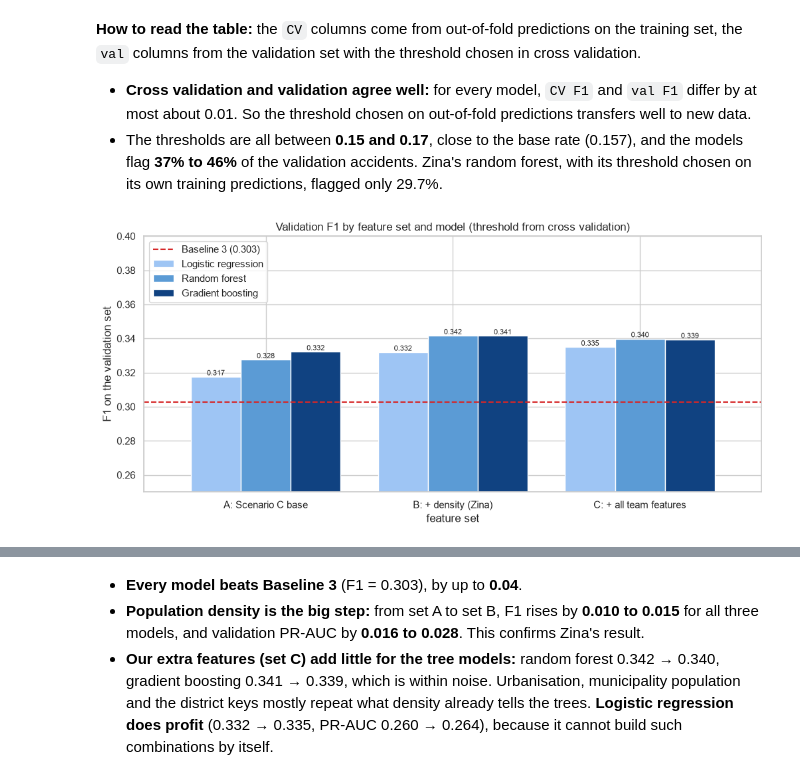
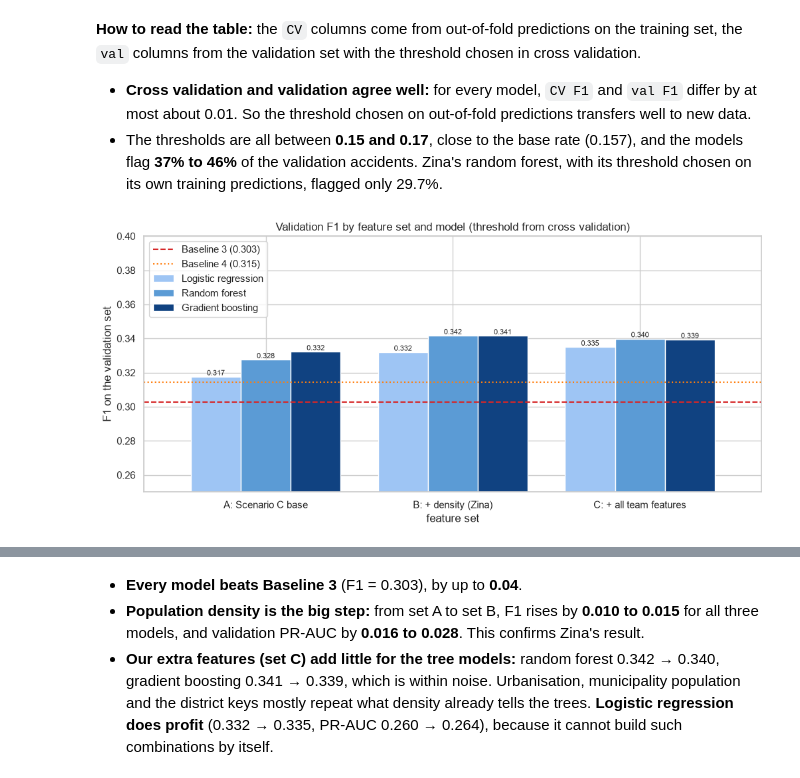
Before and after one commit to zinaF19/The-Random-Forest-Rangers, a Jupyter notebook: Micheal_ML_Random_Forest_Rangers_Final.ipynb, the cells around one changed output, grey strips where cells are left out. Drawn from its saved outputs; the diff is of its cells as text; code cells hidden in the pictures.

```diff
--- a/Micheal_ML_Team_Data_Baselines.ipynb
+++ b/Micheal_ML_Random_Forest_Rangers_Final.ipynb
@@ -1299,20 +1320,21 @@ C: + all team features     Gradient boosting    val F1 0.339  (47 s)
 # %%
 BASELINE_3_VAL_F1 = f1_score(y_val, baseline_3_rule(X_val))
 
 f1_table = model_results["val F1"].unstack("model")[list(MODELS)]
 ax = f1_table.plot.bar(figsize=(12, 5), rot=0, color=["#9ec5f4", "#5b9bd5", "#104281"], width=0.8)
 ax.axhline(BASELINE_3_VAL_F1, color="tab:red", linestyle="--", label=f"Baseline 3 ({BASELINE_3_VAL_F1:.3f})")
+ax.axhline(baseline_4_f1, color="tab:orange", linestyle=":", label=f"Baseline 4 ({baseline_4_f1:.3f})")
 ax.set_ylim(0.25, max(0.40, f1_table.to_numpy().max() + 0.02))
 ax.set_ylabel("F1 on the validation set")
 ax.set_title("Validation F1 by feature set and model (threshold from cross validation)")
 for container in ax.containers:
     ax.bar_label(container, fmt="%.3f", fontsize=8)
 ax.legend(loc="upper left")
 plt.show()
 
 model_results[["CV PR-AUC", "val PR-AUC"]].unstack("model").round(3)
 # %% [output]
-[figure, old version]
+[figure, new version]
 |  | CV PR-AUC |  |  | val PR-AUC |  | ... |
 | model | Gradient boosting | Logistic regression | Random forest | Gradient boosting | Logistic regression | ... |
 | feature set |  |  |  |  |  | ... |
```
Also changed, not shown: parts of 37 cells of this notebook, 3 other files.
